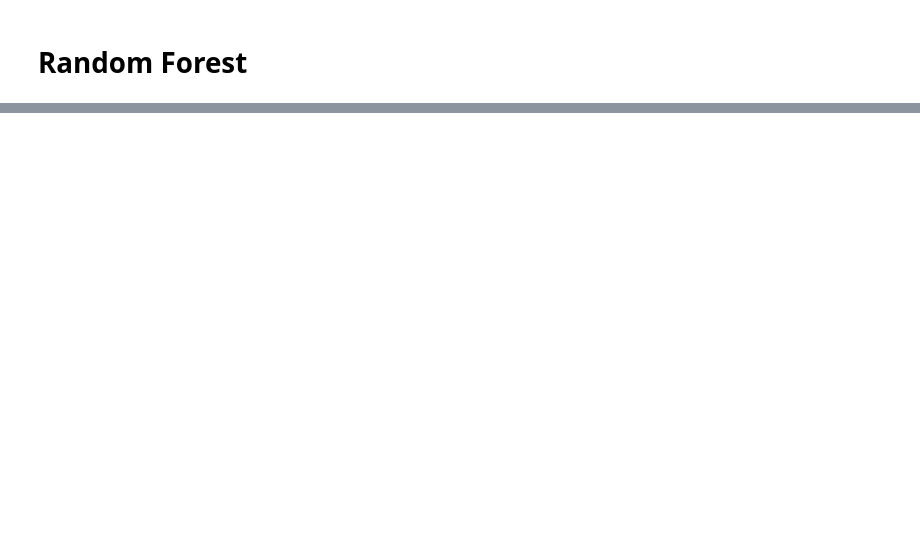
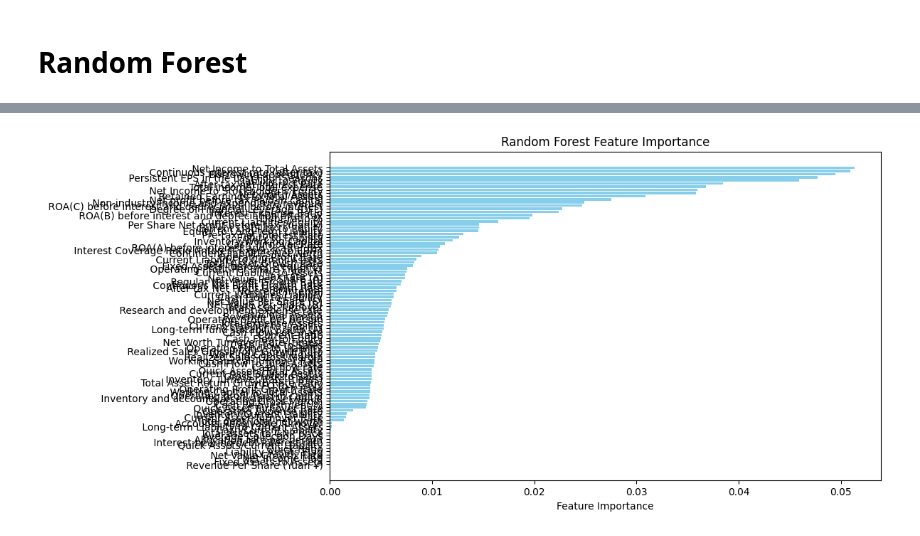
Before and after one commit to antheaxw/1-DAC-Curriculum, a Jupyter notebook: DAC-006_Machine_Learning/DAC-006-Intro_to_ML_Tutorial.ipynb, the cells around one changed output, grey strips where cells are left out. Saved outputs shown, nothing was run; the diff lists cells and outputs as text; code cells hidden in the pictures; blank space fills up the shorter version.

```diff
--- a/DAC-006_Machine_Learning/DAC-006-Intro_to_ML_Tutorial.ipynb
+++ b/DAC-006_Machine_Learning/DAC-006-Intro_to_ML_Tutorial.ipynb
@@ -255,0 +357,20 @@ Top 10 Most Important Features:
+# %%
+from sklearn.ensemble import RandomForestClassifier
+
+# Train a Random Forest Classifier
+rf_model = RandomForestClassifier(
+    random_state=42,
+    class_weight='balanced',
+    n_estimators=100,  # Number of trees
+    max_depth=None     # Let the trees grow fully
+)
+rf_model.fit(x_train_balanced, y_train_balanced)
+
+# Predictions and evaluation for Random Forest
+y_pred_rf = rf_model.predict(x_test_scaled)
+y_pred_rf_proba = rf_model.predict_proba(x_test_scaled)[:, 1]
+
+# Evaluate Random Forest
+print("Random Forest Classification Report:")
+print(classification_report(y_test, y_pred_rf))
+print(f"Random Forest AUC-ROC Score: {roc_auc_score(y_test, y_pred_rf_proba):.4f}")
@@ -255,0 +389,21 @@ Top 10 Most Important Features:
+# %%
+# Get feature importances from the Random Forest model
+feature_importances = rf_model.feature_importances_
+
+# Create a list of feature names
+features = x.columns
+
+# Sort the features by importance
+sorted_idx = np.argsort(feature_importances)[::-1]
+sorted_features = [features[i] for i in sorted_idx]
+sorted_importances = feature_importances[sorted_idx]
+
+# Plot the feature importances
+plt.figure(figsize=(10, 6))
+plt.barh(sorted_features, sorted_importances, color='skyblue')
+plt.xlabel('Feature Importance')
+plt.title('Random Forest Feature Importance')
+plt.gca().invert_yaxis()  # To show the most important feature at the top
+plt.show()
+# %% [output]
+[figure, added]
```
Also changed, not shown: parts of 27 cells of this notebook.
